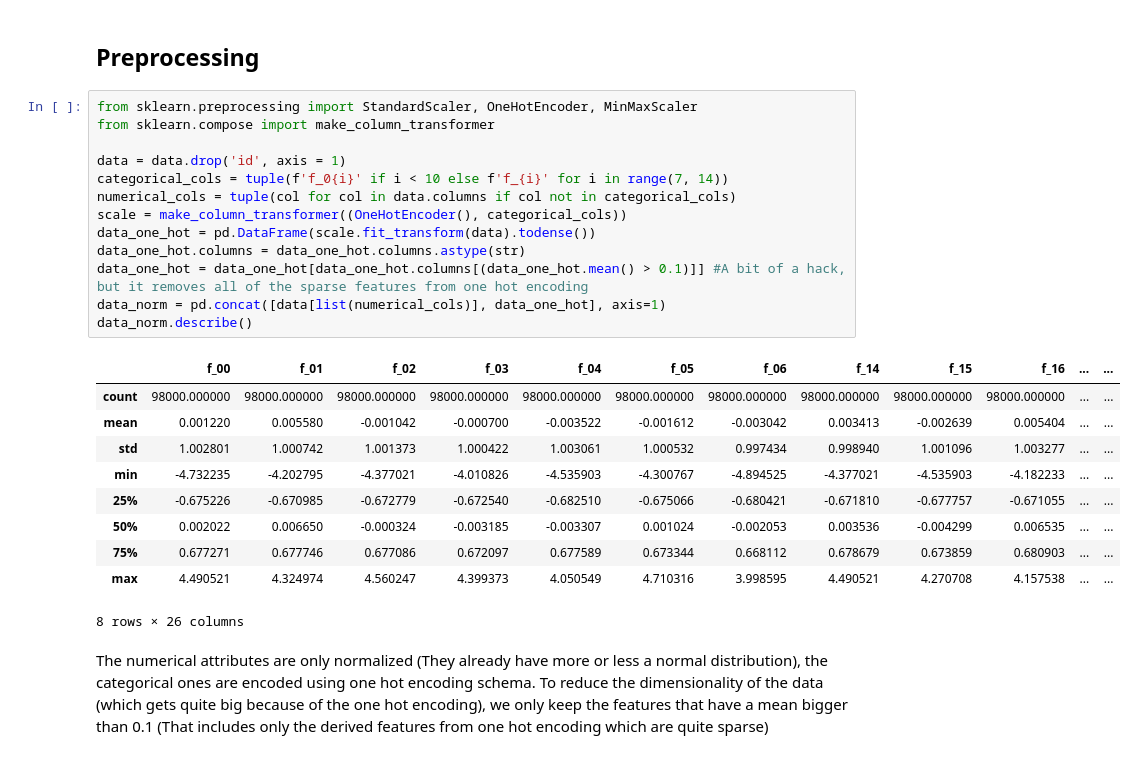
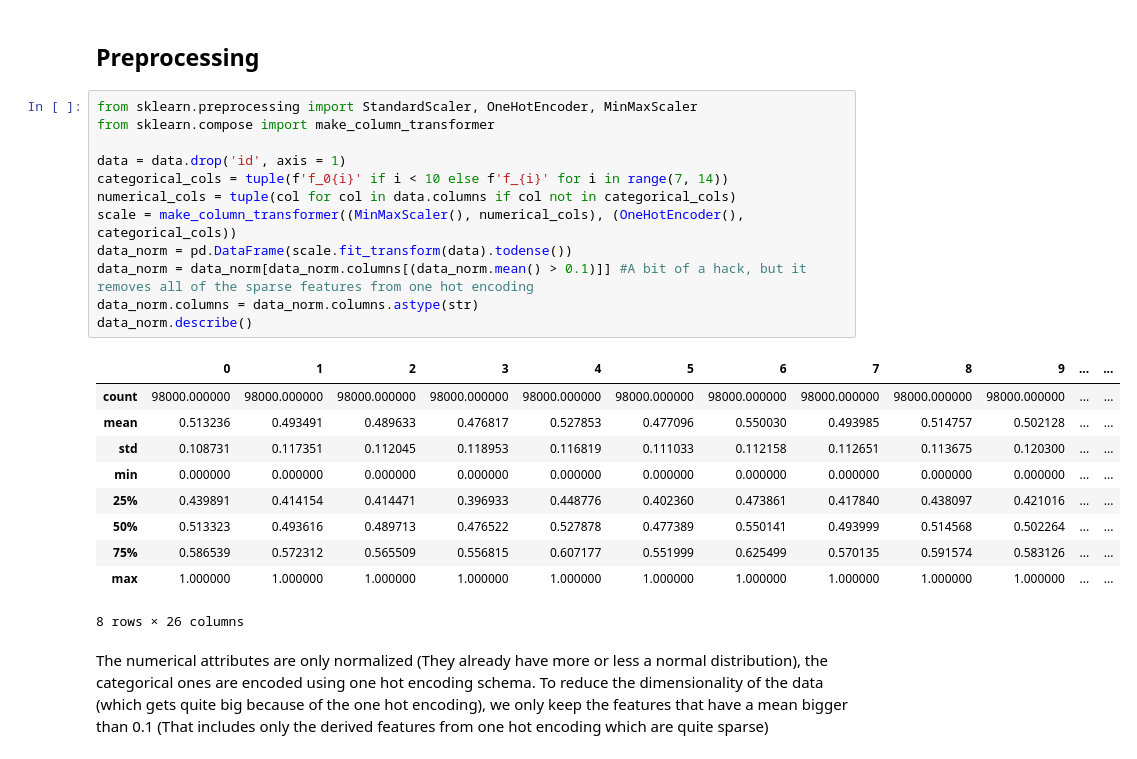
Before and after one commit to ekohachi22/DataMining3, a Jupyter notebook: main.ipynb, the cells around one changed output. Cells and saved outputs as stored; diff of their text form.

```diff
--- a/main.ipynb
+++ b/main.ipynb
@@ -19,26 +26,25 @@ data.describe()
 # %%
 from sklearn.preprocessing import StandardScaler, OneHotEncoder, MinMaxScaler
 from sklearn.compose import make_column_transformer
 
 data = data.drop('id', axis = 1)
 categorical_cols = tuple(f'f_0{i}' if i < 10 else f'f_{i}' for i in range(7, 14))
 numerical_cols = tuple(col for col in data.columns if col not in categorical_cols)
-scale = make_column_transformer((OneHotEncoder(), categorical_cols))
-data_one_hot = pd.DataFrame(scale.fit_transform(data).todense())
-data_one_hot.columns = data_one_hot.columns.astype(str)
-data_one_hot = data_one_hot[data_one_hot.columns[(data_one_hot.mean() > 0.1)]] #A bit of a hack, but it removes all of the sparse features from one hot encoding
-data_norm = pd.concat([data[list(numerical_cols)], data_one_hot], axis=1)
+scale = make_column_transformer((MinMaxScaler(), numerical_cols), (OneHotEncoder(), categorical_cols))
+data_norm = pd.DataFrame(scale.fit_transform(data).todense())
+data_norm = data_norm[data_norm.columns[(data_norm.mean() > 0.1)]] #A bit of a hack, but it removes all of the sparse features from one hot encoding
+data_norm.columns = data_norm.columns.astype(str)
 data_norm.describe()
 # %% [output]
-|  | f_00 | f_01 | f_02 | f_03 | f_04 | f_05 | f_06 | f_14 | f_15 | f_16 | ... | ... |
+|  | 0 | 1 | 2 | 3 | 4 | 5 | 6 | 7 | 8 | 9 | ... | ... |
 | count | 98000.000000 | 98000.000000 | 98000.000000 | 98000.000000 | 98000.000000 | 98000.000000 | 98000.000000 | 98000.000000 | 98000.000000 | 98000.000000 | ... | ... |
-| mean | 0.001220 | 0.005580 | -0.001042 | -0.000700 | -0.003522 | -0.001612 | -0.003042 | 0.003413 | -0.002639 | 0.005404 | ... | ... |
-| std | 1.002801 | 1.000742 | 1.001373 | 1.000422 | 1.003061 | 1.000532 | 0.997434 | 0.998940 | 1.001096 | 1.003277 | ... | ... |
-| min | -4.732235 | -4.202795 | -4.377021 | -4.010826 | -4.535903 | -4.300767 | -4.894525 | -4.377021 | -4.535903 | -4.182233 | ... | ... |
-| 25% | -0.675226 | -0.670985 | -0.672779 | -0.672540 | -0.682510 | -0.675066 | -0.680421 | -0.671810 | -0.677757 | -0.671055 | ... | ... |
-| 50% | 0.002022 | 0.006650 | -0.000324 | -0.003185 | -0.003307 | 0.001024 | -0.002053 | 0.003536 | -0.004299 | 0.006535 | ... | ... |
-| 75% | 0.677271 | 0.677746 | 0.677086 | 0.672097 | 0.677589 | 0.673344 | 0.668112 | 0.678679 | 0.673859 | 0.680903 | ... | ... |
-| max | 4.490521 | 4.324974 | 4.560247 | 4.399373 | 4.050549 | 4.710316 | 3.998595 | 4.490521 | 4.270708 | 4.157538 | ... | ... |
+| mean | 0.513236 | 0.493491 | 0.489633 | 0.476817 | 0.527853 | 0.477096 | 0.550030 | 0.493985 | 0.514757 | 0.502128 | ... | ... |
+| std | 0.108731 | 0.117351 | 0.112045 | 0.118953 | 0.116819 | 0.111033 | 0.112158 | 0.112651 | 0.113675 | 0.120300 | ... | ... |
+| min | 0.000000 | 0.000000 | 0.000000 | 0.000000 | 0.000000 | 0.000000 | 0.000000 | 0.000000 | 0.000000 | 0.000000 | ... | ... |
+| 25% | 0.439891 | 0.414154 | 0.414471 | 0.396933 | 0.448776 | 0.402360 | 0.473861 | 0.417840 | 0.438097 | 0.421016 | ... | ... |
+| 50% | 0.513323 | 0.493616 | 0.489713 | 0.476522 | 0.527878 | 0.477389 | 0.550141 | 0.493999 | 0.514568 | 0.502264 | ... | ... |
+| 75% | 0.586539 | 0.572312 | 0.565509 | 0.556815 | 0.607177 | 0.551999 | 0.625499 | 0.570135 | 0.591574 | 0.583126 | ... | ... |
+| max | 1.000000 | 1.000000 | 1.000000 | 1.000000 | 1.000000 | 1.000000 | 1.000000 | 1.000000 | 1.000000 | 1.000000 | ... | ... |
 8 rows × 26 columns
 # %% [markdown]
 The numerical attributes are only normalized (They already have more or less a normal distribution), the categorical ones are encoded using one hot encoding schema. To reduce the dimensionality of the data (which gets quite big because of the one hot encoding), we only keep the features that have a mean bigger than 0.1 (That includes only the derived features from one hot encoding which are quite sparse)
```
Also changed, not shown: parts of 13 cells of this notebook.
